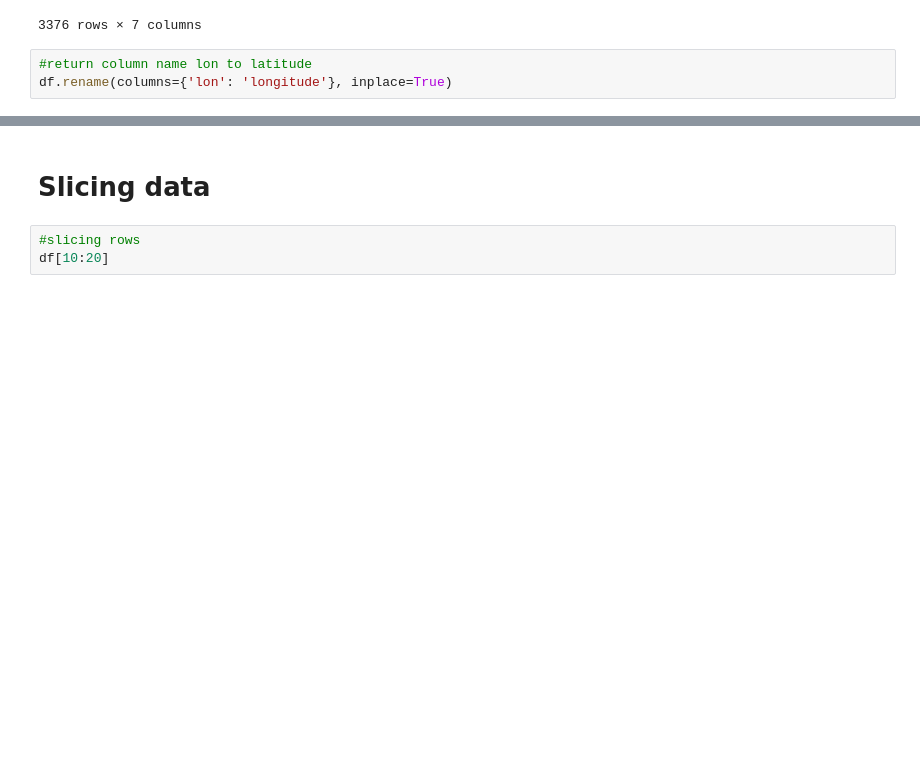
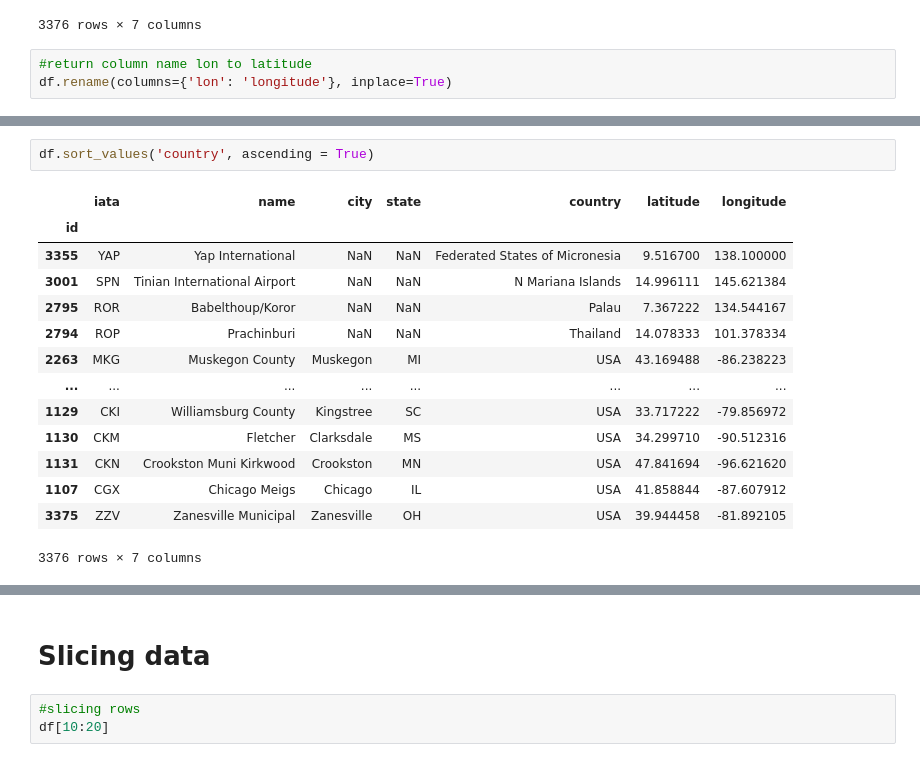
Before and after one commit to xxonam/Personal_Projects, a Jupyter notebook: pd_cheat_sheet/pd_cheatsheet.ipynb, the cells around one changed output, grey strips where cells are left out. Drawn from its saved outputs; the diff is of its cells as text; blank space fills up the shorter version.

```diff
--- a/pd_cheat_sheet/pd_cheatsheet.ipynb
+++ b/pd_cheat_sheet/pd_cheatsheet.ipynb
@@ -133,0 +172,17 @@ df.rename(columns={'lon': 'longitude'}, inplace=True)
+# %%
+df.sort_values('country', ascending = True)
+# %% [output]
+|  | iata | name | city | state | country | latitude | longitude |
+| id |  |  |  |  |  |  |  |
+| 3355 | YAP | Yap International | NaN | NaN | Federated States of Micronesia | 9.516700 | 138.100000 |
+| 3001 | SPN | Tinian International Airport | NaN | NaN | N Mariana Islands | 14.996111 | 145.621384 |
+| 2795 | ROR | Babelthoup/Koror | NaN | NaN | Palau | 7.367222 | 134.544167 |
+| 2794 | ROP | Prachinburi | NaN | NaN | Thailand | 14.078333 | 101.378334 |
+| 2263 | MKG | Muskegon County | Muskegon | MI | USA | 43.169488 | -86.238223 |
+| ... | ... | ... | ... | ... | ... | ... | ... |
+| 1129 | CKI | Williamsburg County | Kingstree | SC | USA | 33.717222 | -79.856972 |
+| 1130 | CKM | Fletcher | Clarksdale | MS | USA | 34.299710 | -90.512316 |
+| 1131 | CKN | Crookston Muni Kirkwood | Crookston | MN | USA | 47.841694 | -96.621620 |
+| 1107 | CGX | Chicago Meigs | Chicago | IL | USA | 41.858844 | -87.607912 |
+| 3375 | ZZV | Zanesville Municipal | Zanesville | OH | USA | 39.944458 | -81.892105 |
+3376 rows × 7 columns
```
Also changed, not shown: parts of 23 cells of this notebook, 7 other files.
